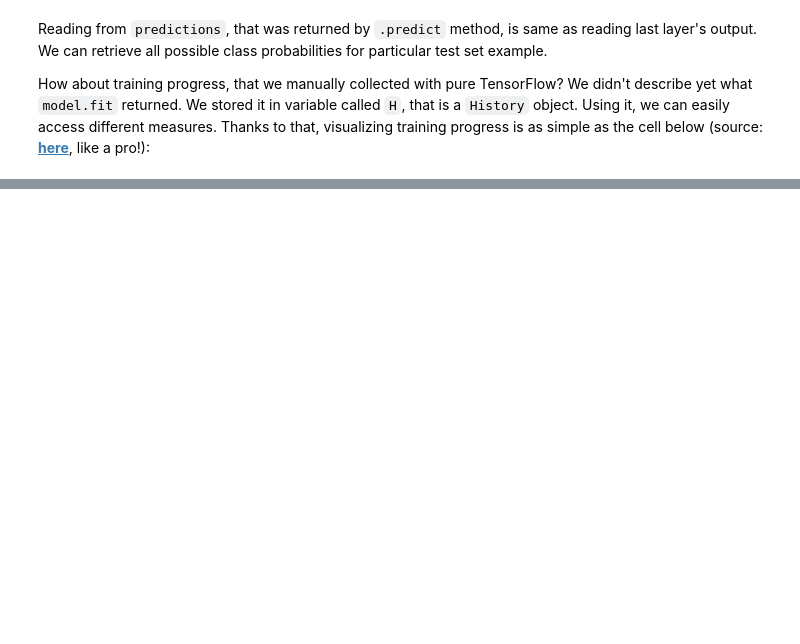
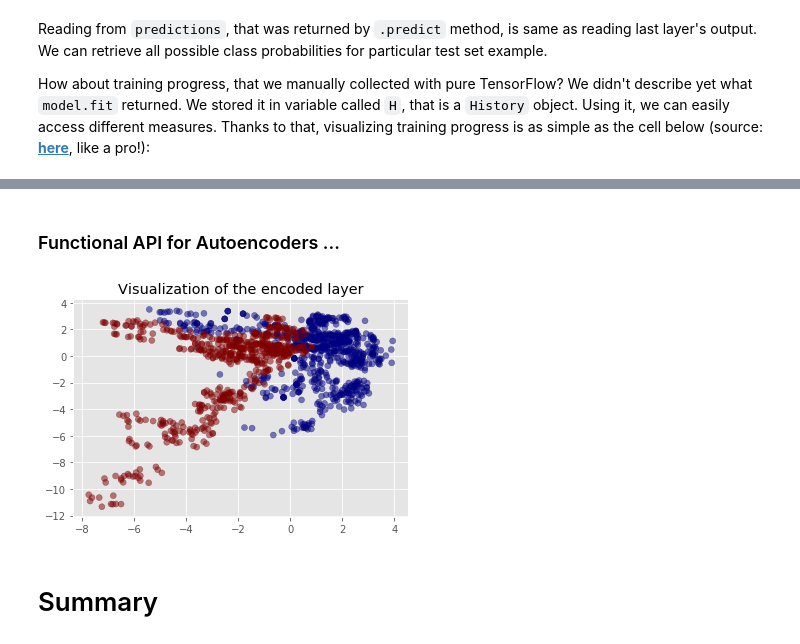
Before and after one commit to jells123/My-Tutorial-On-Tensorflow, a Jupyter notebook: tutorial.ipynb, the cells around one changed output, grey strips where cells are left out. Drawn from its saved outputs; the diff is of its cells as text; code cells hidden in the pictures; blank space fills up the shorter version.

```diff
--- a/tutorial.ipynb
+++ b/tutorial.ipynb
@@ -727,0 +765,13 @@ plt.show()
+# %%
+((trainX, trainY), (testX, testY)) = keras.datasets.fashion_mnist.load_data()
+trainX = trainX.reshape((trainX.shape[0], 28, 28, 1))
+testX = testX.reshape((testX.shape[0], 28, 28, 1))
+
+trainX = trainX.astype("float32") / 255.0
+testX = testX.astype("float32") / 255.0
+
+# one-hot encode the training and testing labels
+trainY = keras.utils.to_categorical(trainY, 10)
+testY = keras.utils.to_categorical(testY, 10)
+
+print(trainX.shape, testX.shape)
@@ -727,0 +991,54 @@ plt.show()
+# %% [markdown]
+### Functional API for Autoencoders ...
+# %%
+from keras.optimizers import adam
+
+# Load data
+csv = np.genfromtxt('data/banknotes.csv', dtype=np.float32, delimiter=",")
+
+Ys = csv[:,[-1]]
+Xs = csv[:,:-1]
+means = np.mean(Xs, 0)
+stdevs = np.std(Xs, 0)
+Xs = (Xs-means)/stdevs
+
+# Build model
+inputs = Input(shape=(4,),name='inputs')
+
+layer = Dense(16)(inputs)
+layer = Activation(LeakyReLU())(layer)
+
+layer = Dense(8)(layer)
+layer = Activation(LeakyReLU())(layer)
+
+layer = Dense(2, name='encoded')(layer)
+layer = Activation(LeakyReLU())(layer)
+
+layer = Dense(8)(layer)
+layer = Activation(LeakyReLU())(layer)
+
+layer = Dense(16)(layer)
+layer = Activation(LeakyReLU())(layer)
+
+layer = Dense(4)(layer)
+
+auto_encoder = Model(inputs = inputs, outputs = layer)
+
+# Compile and Train Model
+opt = adam(lr=5e-4)
+auto_encoder.compile(loss="mse", optimizer=opt)
+H = auto_encoder.fit(Xs, Xs, batch_size=30, epochs=300, verbose=0)
+
+# Build encoder that will output the Code
+encoder = Model(inputs = inputs, outputs = auto_encoder.get_layer('encoded').output)
+encoded = encoder.predict(Xs)
+colors = Ys.flatten()
+
+# Visualize the code that the autoencoder determinedb
+plt.scatter(encoded[:, 0], encoded[:, 1], c=colors, cmap='jet', alpha=0.5)
+plt.title('Visualization of the encoded layer')
+plt.show()
+# %% [output]
+[figure, added]
+# %% [markdown]
+# Summary
```
Also changed, not shown: parts of 43 cells of this notebook.
